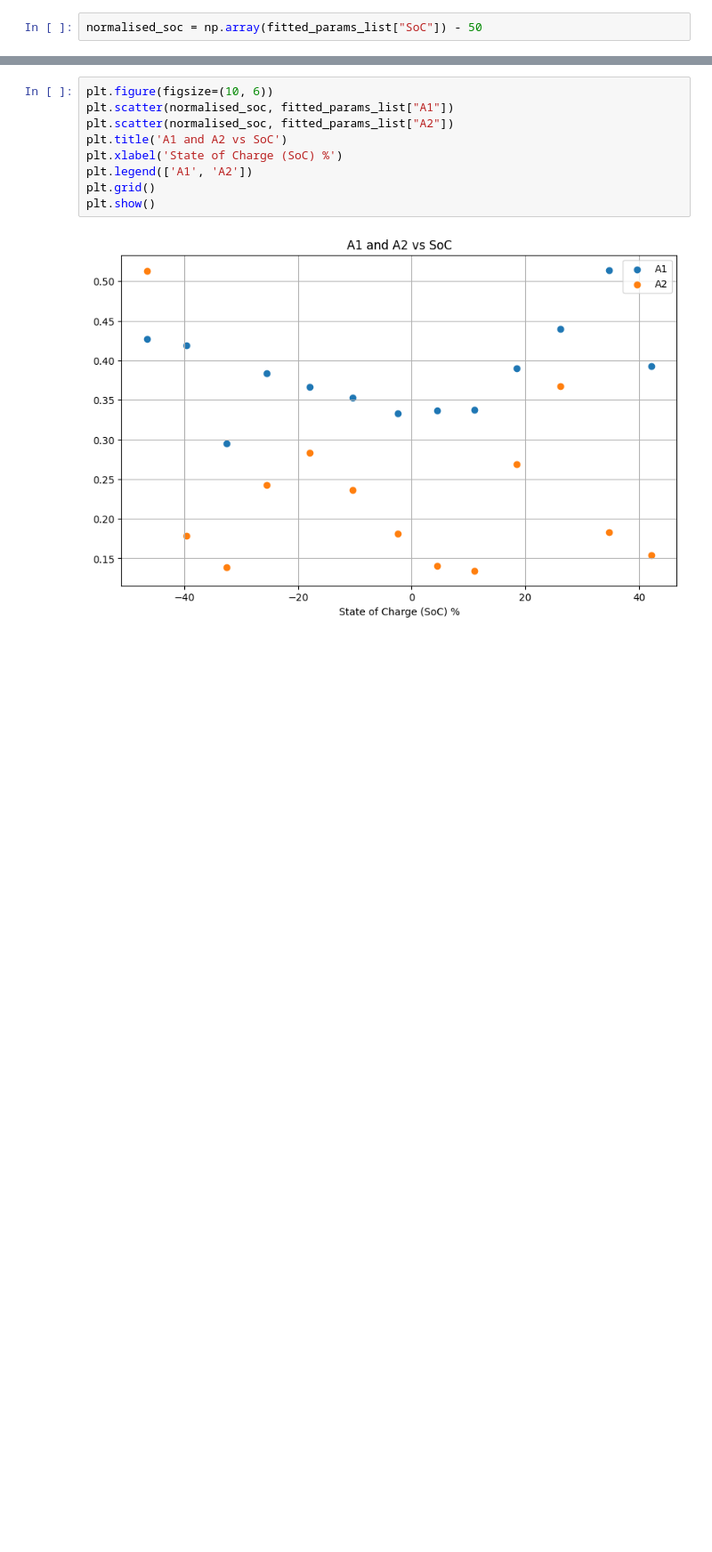
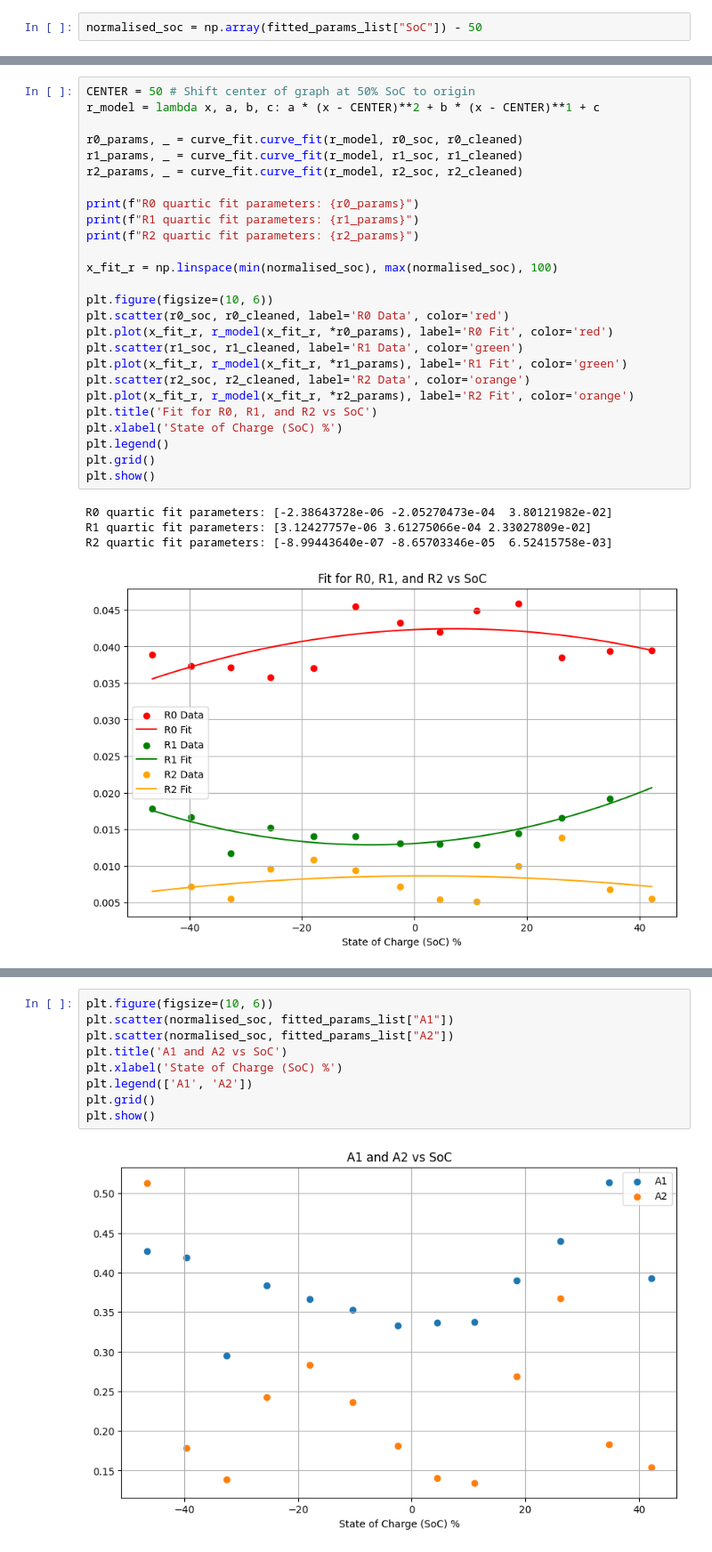
Before and after one commit to Inverated/Proa-II-Electrical-Setup, a Jupyter notebook: Calibration Data 2/Data/calibration_code/4.rc-curve-fit.ipynb, the cells around one changed output, grey strips where cells are left out. Shown at 89% size. Saved outputs shown, nothing was run; the diff lists cells and outputs as text; blank space fills up the shorter version.

```diff
--- a/Calibration Data 2/Data/calibration_code/4.rc-curve-fit.ipynb
+++ b/Calibration Data 2/Data/calibration_code/4.rc-curve-fit.ipynb
@@ -220,0 +251,31 @@ plt.show()
+# %%
+CENTER = 50 # Shift center of graph at 50% SoC to origin
+r_model = lambda x, a, b, c: a * (x - CENTER)**2 + b * (x - CENTER)**1 + c
+
+r0_params, _ = curve_fit.curve_fit(r_model, r0_soc, r0_cleaned)
+r1_params, _ = curve_fit.curve_fit(r_model, r1_soc, r1_cleaned)
+r2_params, _ = curve_fit.curve_fit(r_model, r2_soc, r2_cleaned)
+
+print(f"R0 quartic fit parameters: {r0_params}")
+print(f"R1 quartic fit parameters: {r1_params}")
+print(f"R2 quartic fit parameters: {r2_params}")
+
+x_fit_r = np.linspace(min(normalised_soc), max(normalised_soc), 100)
+
+plt.figure(figsize=(10, 6))
+plt.scatter(r0_soc, r0_cleaned, label='R0 Data', color='red')
+plt.plot(x_fit_r, r_model(x_fit_r, *r0_params), label='R0 Fit', color='red')
+plt.scatter(r1_soc, r1_cleaned, label='R1 Data', color='green')
+plt.plot(x_fit_r, r_model(x_fit_r, *r1_params), label='R1 Fit', color='green')
+plt.scatter(r2_soc, r2_cleaned, label='R2 Data', color='orange')
+plt.plot(x_fit_r, r_model(x_fit_r, *r2_params), label='R2 Fit', color='orange')
+plt.title('Fit for R0, R1, and R2 vs SoC')
+plt.xlabel('State of Charge (SoC) %')
+plt.legend()
+plt.grid()
+plt.show()
+# %% [output]
+R0 quartic fit parameters: [-2.38643728e-06 -2.05270473e-04  3.80121982e-02]
+R1 quartic fit parameters: [3.12427757e-06 3.61275066e-04 2.33027809e-02]
+R2 quartic fit parameters: [-8.99443640e-07 -8.65703346e-05  6.52415758e-03]
+[figure, added]
```
Also changed, not shown: parts of 11 cells of this notebook, 12 other files.
